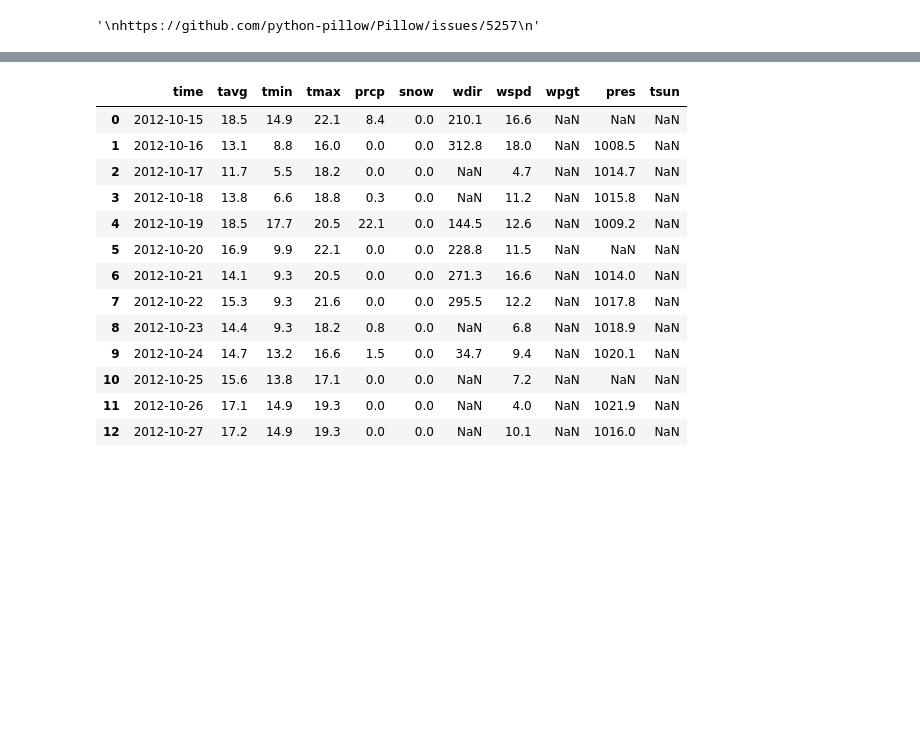
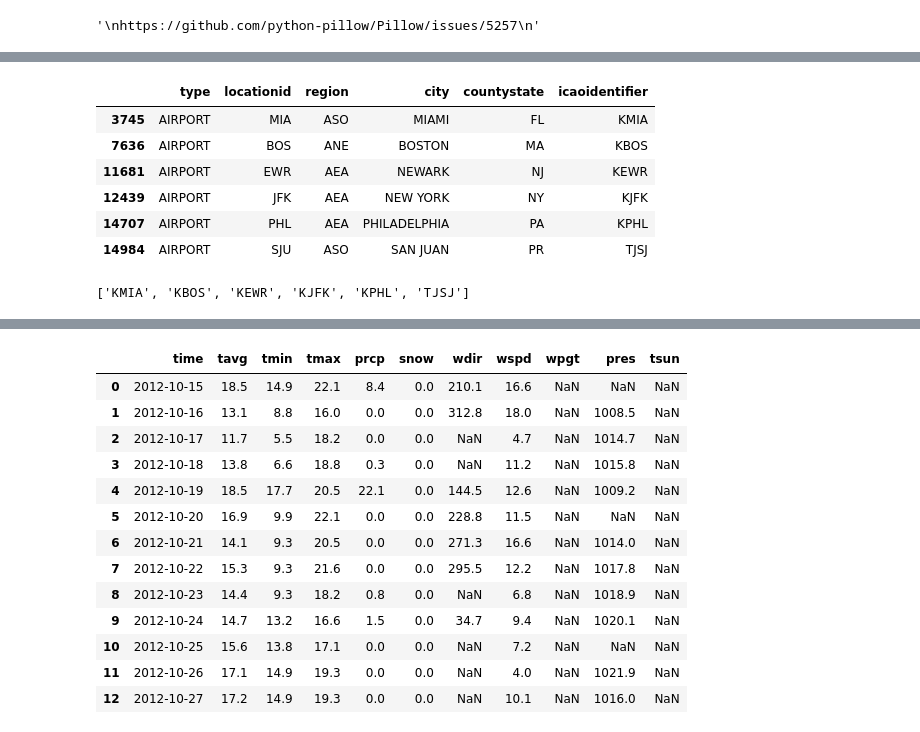
Before and after one commit to sergioserge/us-airports-project, a Jupyter notebook: us-airports-project.ipynb, the cells around one changed output, grey strips where cells are left out. Saved outputs shown, nothing was run; the diff lists cells and outputs as text; code cells hidden in the pictures; blank space fills up the shorter version.

```diff
--- a/us-airports-project.ipynb
+++ b/us-airports-project.ipynb
@@ -84,0 +62,16 @@ us_stations_df.to_csv('data/us_weather_stations.csv')
+# %%
+# create a list of location to pass to the API
+location_list = locations['locationid'].tolist()
+icao_list = locations['icaoidentifier'].tolist()
+
+display(locations)
+display(icao_list)
+# %% [output]
+|  | type | locationid | region | city | countystate | icaoidentifier |
+| 3745 | AIRPORT | MIA | ASO | MIAMI | FL | KMIA |
+| 7636 | AIRPORT | BOS | ANE | BOSTON | MA | KBOS |
+| 11681 | AIRPORT | EWR | AEA | NEWARK | NJ | KEWR |
+| 12439 | AIRPORT | JFK | AEA | NEW YORK | NY | KJFK |
+| 14707 | AIRPORT | PHL | AEA | PHILADELPHIA | PA | KPHL |
+| 14984 | AIRPORT | SJU | ASO | SAN JUAN | PR | TJSJ |
+['KMIA', 'KBOS', 'KEWR', 'KJFK', 'KPHL', 'TJSJ']
```
Also changed, not shown: parts of 20 cells of this notebook, 2 other files.
